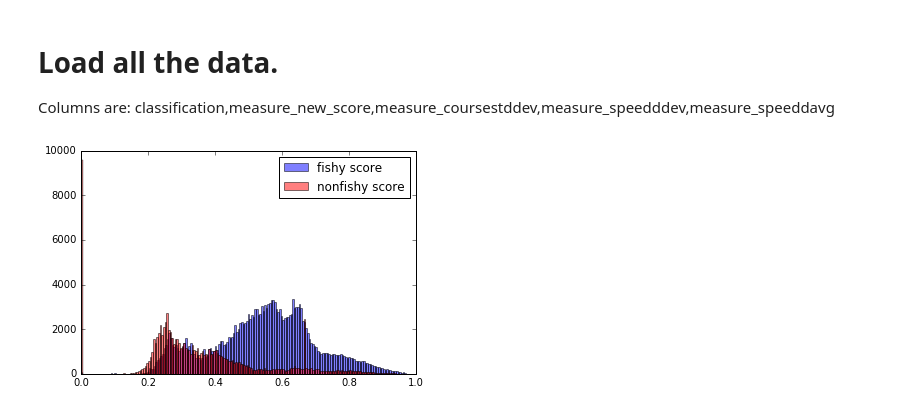
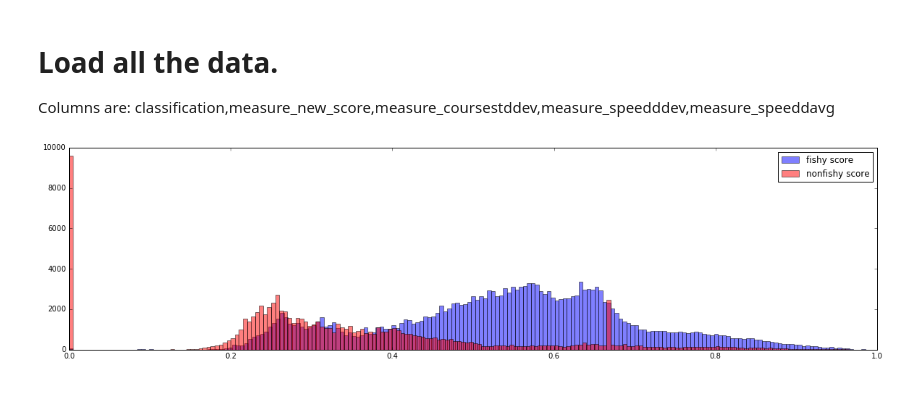
Before and after one commit to marketler/GFW_vessel_scoring, a Jupyter notebook: Classification vs measures.ipynb, the cells around one changed output. Drawn from its saved outputs; the diff is of its cells as text; code cells hidden in the pictures.

Commit message:
Better graphing

```diff
--- a/Classification vs measures.ipynb
+++ b/Classification vs measures.ipynb
@@ -9,11 +11,11 @@ Columns are: classification,measure_new_score,measure_coursestddev,measure_speed
 # %%
 x = np.loadtxt("classification_vs_measures.csv", delimiter=",", skiprows=1)
 # %%
-histfig = figure()
+histfig = figure(figsize=(20,5))
 subplot = histfig.add_subplot(111)
 fishy = subplot.hist(x[x[:,0] > 0.5][:,1], bins=200, normed=False, color='b', alpha=0.5, label="fishy score")
 nonfishy = subplot.hist(x[x[:,0] < 0.5][:,1], bins=200, normed=False, color='r', alpha=0.5, label="nonfishy score")
 legend()
 show()
 # %% [output]
-[figure, old version]
+[figure, new version]
```
Also changed, not shown: parts of 6 cells of this notebook.
